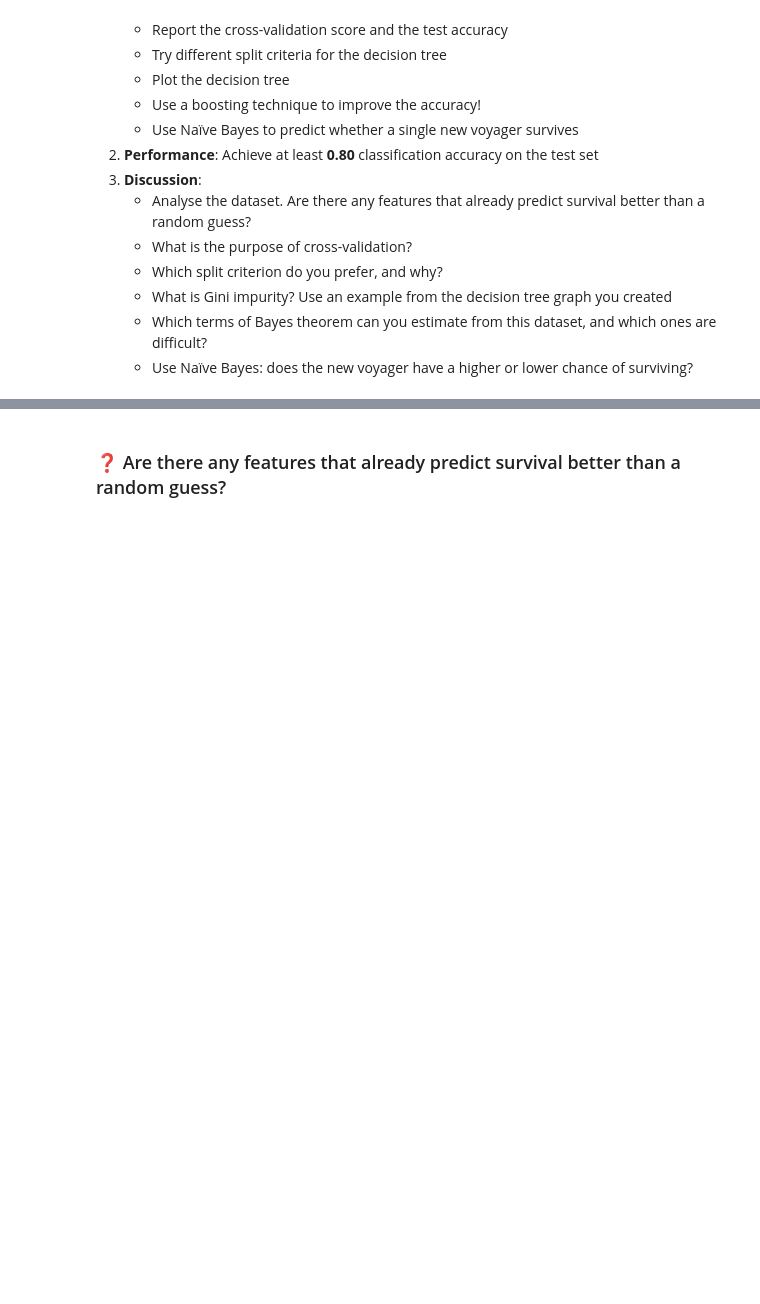
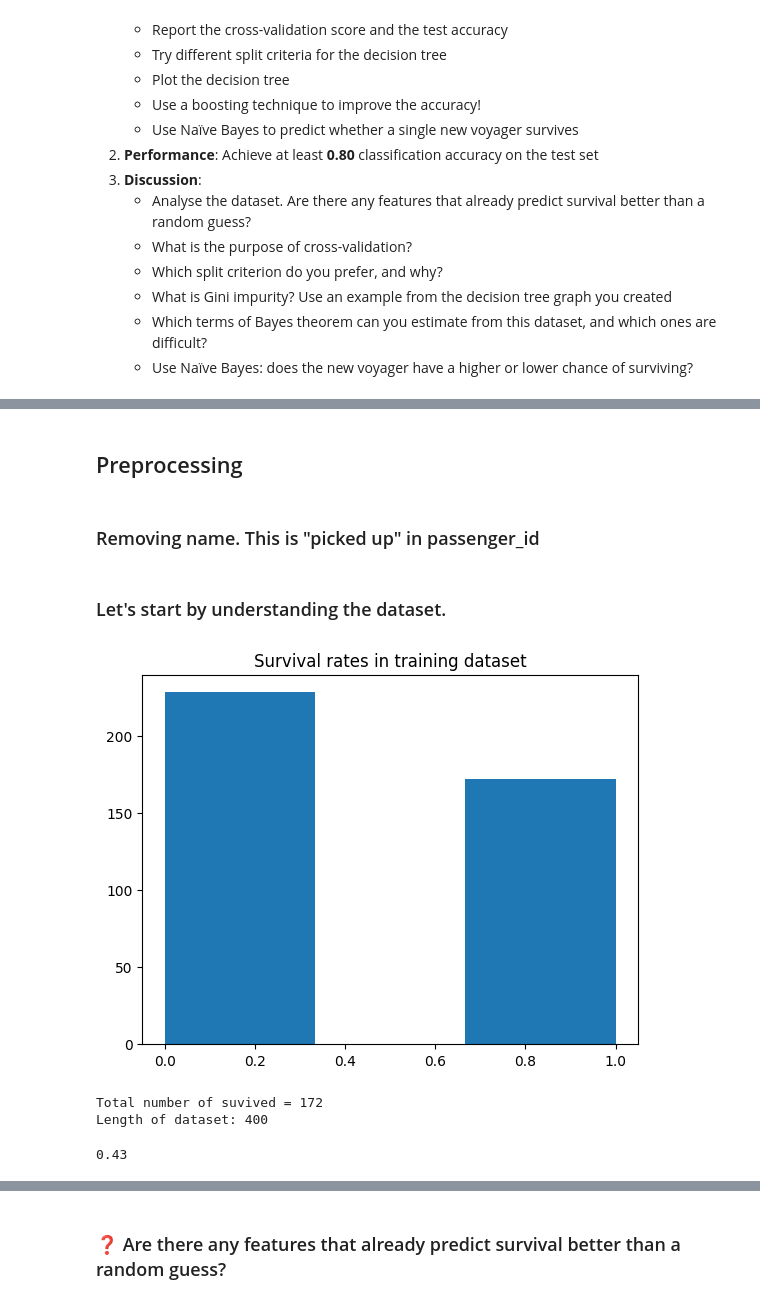
Before and after one commit to EinarJohannes/intro_ml_assignment_2, a Jupyter notebook: Problem2.ipynb, the cells around one changed output, grey strips where cells are left out. Cells and saved outputs as stored; diff of their text form; code cells hidden in the pictures; blank space fills up the shorter version.

```diff
--- a/Problem2.ipynb
+++ b/Problem2.ipynb
@@ -486,0 +547,4 @@ Let's start by understanding the dataset.
+# %% [markdown]
+## Preprocessing
+# %% [markdown]
+### Removing name. This is "picked up" in passenger_id
@@ -486,0 +558,15 @@ Let's start by understanding the dataset.
+# %% [markdown]
+### Let's start by understanding the dataset.
+# %%
+plt.hist(train["survived"], bins = 3)
+plt.title("Survival rates in training dataset")
+plt.show()
+print(f"Total number of suvived = {train["survived"].sum()}")
+print(f"Length of dataset: {len(train)}")
+
+172/400
+# %% [output]
+[figure, added]
+Total number of suvived = 172
+Length of dataset: 400
+0.43
```
Also changed, not shown: parts of 19 cells of this notebook, 1 other file.
